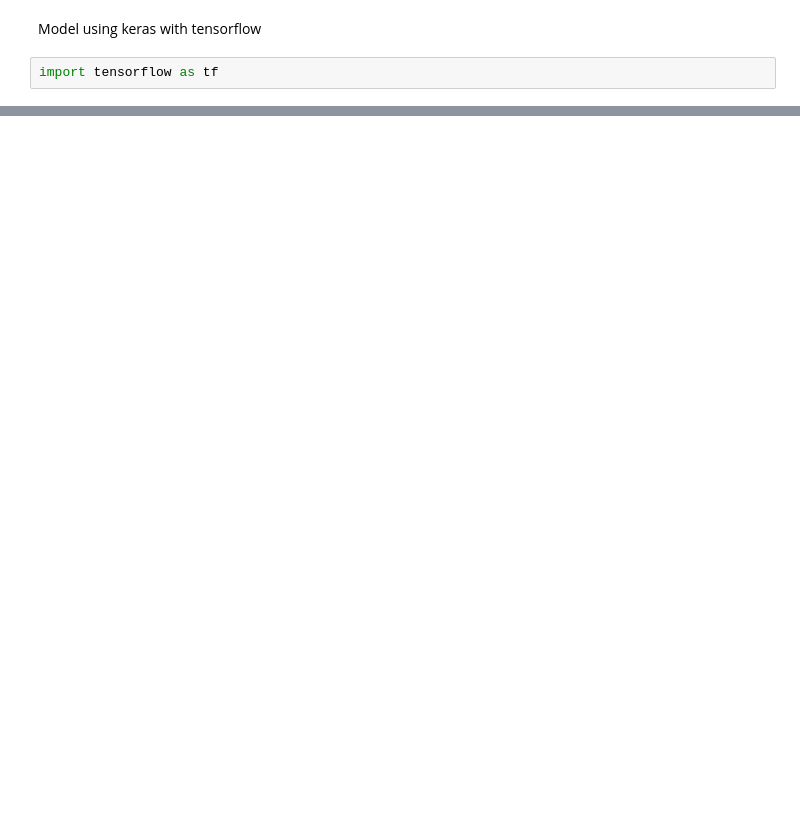
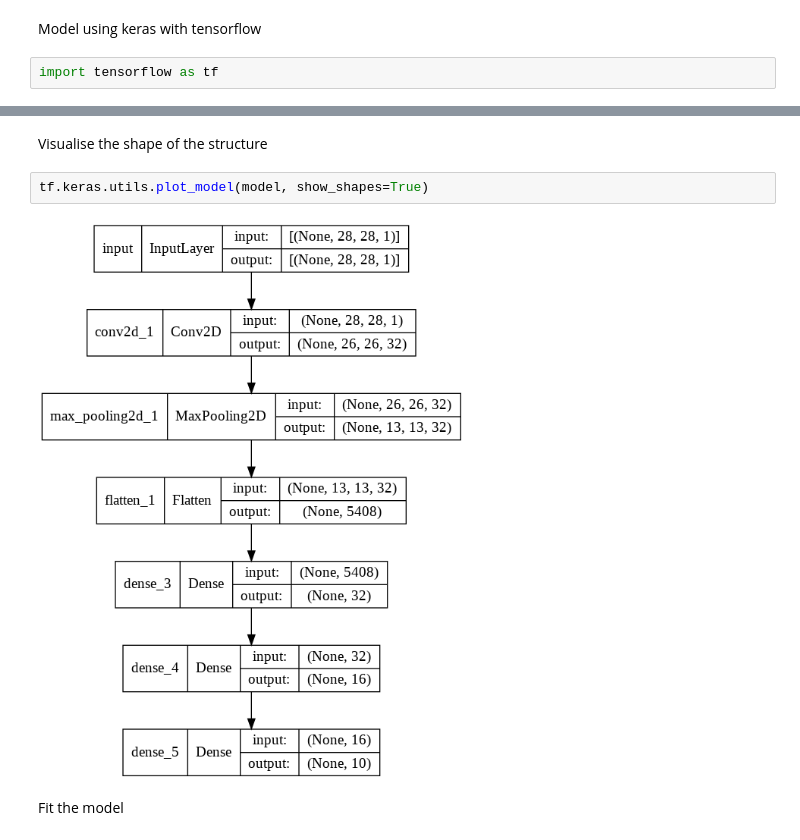
Before and after one commit to Violin1208/python_learning, a Jupyter notebook: MLweek1.ipynb, the cells around one changed output, grey strips where cells are left out. Cells and saved outputs as stored; diff of their text form; blank space fills up the shorter version.

```diff
--- a/MLweek1.ipynb
+++ b/MLweek1.ipynb
@@ -97,3 +97,11 @@ Total params: 174,106
 Trainable params: 174,106
 Non-trainable params: 0
 _________________________________________________________________
+# %% [markdown]
+Visualise the shape of the structure
+# %%
+tf.keras.utils.plot_model(model, show_shapes=True)
+# %% [output]
+[figure, added]
+# %% [markdown]
+Fit the model
```
Also changed, not shown: parts of 9 cells of this notebook.
